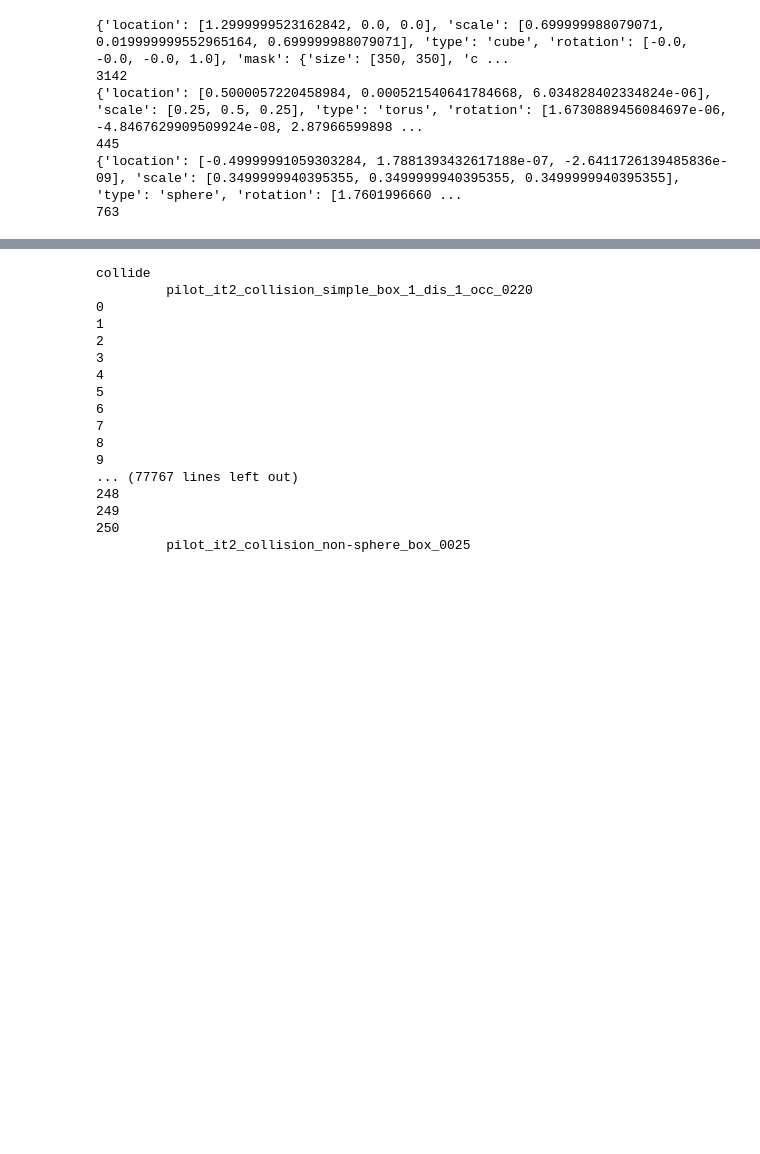
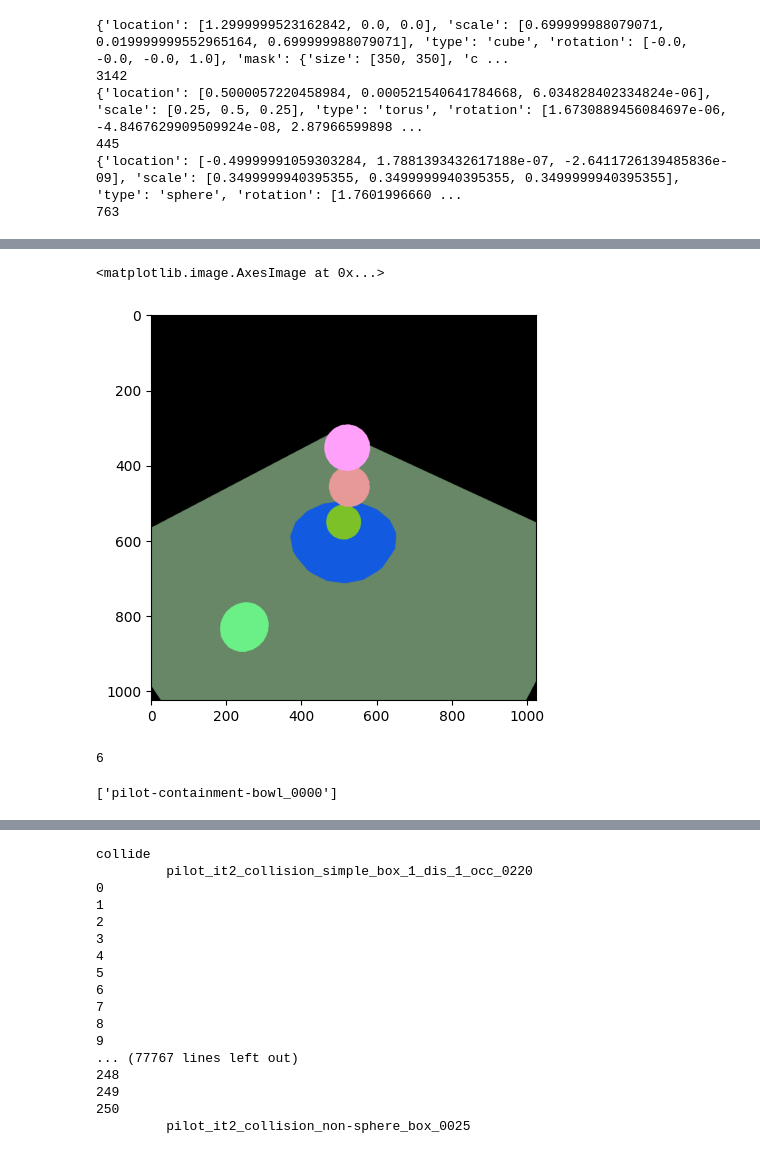
Before and after one commit to HaoliangWang/ADEPT-Model, a Jupyter notebook: dataset/makers/test.ipynb, the cells around one changed output, grey strips where cells are left out. Cells and saved outputs as stored; diff of their text form; code cells hidden in the pictures; blank space fills up the shorter version.

```diff
--- a/dataset/makers/test.ipynb
+++ b/dataset/makers/test.ipynb
@@ -343,15 +343,9 @@ import io
 import os
 import numpy as np
 from os.path import isfile, join
-import json
 from copy import deepcopy
 from functools import reduce
 
-
-def makedir(path):
-    if not os.path.exists(path):
-        # print(f"making dir {path}")
-        os.makedirs(path)
 
 def color_image(depth_map, area, color):
     _depth_map = deepcopy(depth_map)
@@ -367,14 +361,11 @@ def get_mask_area(seg_img, colors):
         arrs.append(arr)
     return reduce(np.logical_or, arrs)
 
+scenarios = ['link']
 other_scenarios = ['collide', 'contain', 'dominoes', 'drop', 'roll', 'support']
-scenarios = ['link']
-source_path = '/mnt/fs5/rahul/lf_0/'
-save_path = '/ccn2/u/haw027/b3d_ipe'
-width = 350
-height = 350
+source_path = '/ccn2/u/rmvenkat/data/testing_physion/regenerate_from_old_commit/readout_consolidated/data_balanced'
+save_path = '/ccn2/u/haw027/b3d_ipe/unified_seg_masks'
 
-file = {}
 for scenario in scenarios:
     print(scenario)
     scenario_path = join(source_path, scenario+'_all_movies')
@@ -382,9 +373,6 @@ for scenario in scenarios:
     for hdf5_file in onlyhdf5:
         trial_name = hdf5_file[:-5]
         print("dir: ", join(save_path, trial_name, "imgs"))
-        makedir(join(save_path, trial_name, "imgs"))
-        file[trial_name] = {}
-        file[trial_name]['scene'] = []
         print('\t', trial_name)
         hdf5_file_path = join(scenario_path, hdf5_file)
         base_id, base_type, attachment_id, attachent_type, attachment_fixed, use_attachment, use_base, use_cap, cap_id = None, None, None, None, None, None, None, None, None
@@ -440,4 +428,4 @@ for scenario in scenarios:
         num_obj = counter.shape[0]-1
         assert num_obj == len(object_ids)-len(interesting_ids)
         im = Image.fromarray(im_seg_copy)
-        im.save("your_file.jpeg")
+        im.save(f"{save_path}/trial_name_seg.png")
@@ -443,0 +548,49 @@ for scenario in scenarios:
+# %%
+bad_list = []
+flag = False
+invalid_ids = []
+for o_id in interesting_ids:
+    try:
+        object_ids.tolist().index(o_id)
+    except:
+        bad_list.append(trial_name)
+        invalid_ids.append(o_id)
+        flag = True
+
+for invalid_id in invalid_ids:
+    interesting_ids.remove(invalid_id)
+
+if flag:
+    im_seg_copy = deepcopy(im_seg_1)
+else:
+    im_seg_copy = deepcopy(im_seg_0)
+
+im_seg_copy_copy = deepcopy(im_seg_copy)
+
+for i, o_id in enumerate(interesting_ids):
+    color = object_segmentation_colors[object_ids.tolist().index(o_id)]
+
+    area = get_mask_area(im_seg_copy_copy, [color])
+    if i == 0:
+        consistent_color = color
+    else:
+        im_seg_copy = color_image(im_seg_copy, area, consistent_color)
+
+
+
+fig = plt.figure(figsize=[5, 5])
+ax = fig.add_subplot(111)
+ax.imshow(im_seg_copy)
+# %% [output]
+<matplotlib.image.AxesImage at 0x...>
+[figure, added]
+# %%
+counter = np.unique(im_seg_copy.reshape(-1, im_seg_copy.shape[2]), axis=0)
+num_obj = counter.shape[0]-1
+num_obj
+# %% [output]
+6
+# %%
+bad_list
+# %% [output]
+['pilot-containment-bowl_0000']
```
Also changed, not shown: parts of 10 cells of this notebook, 3 other files.
